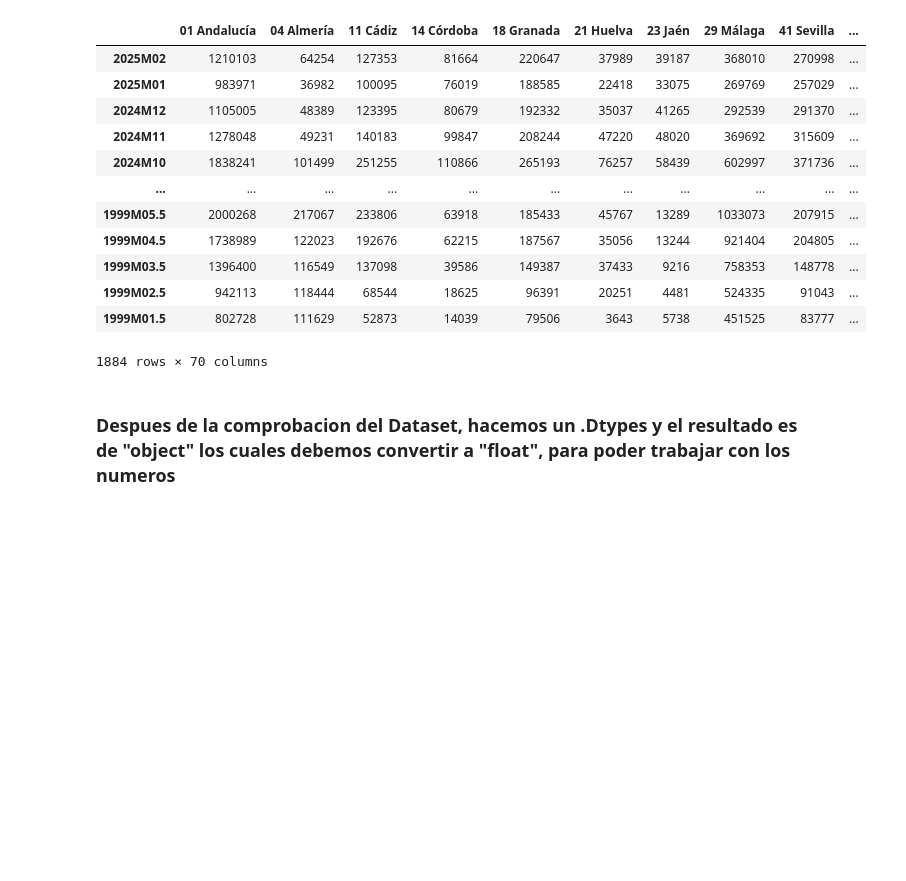
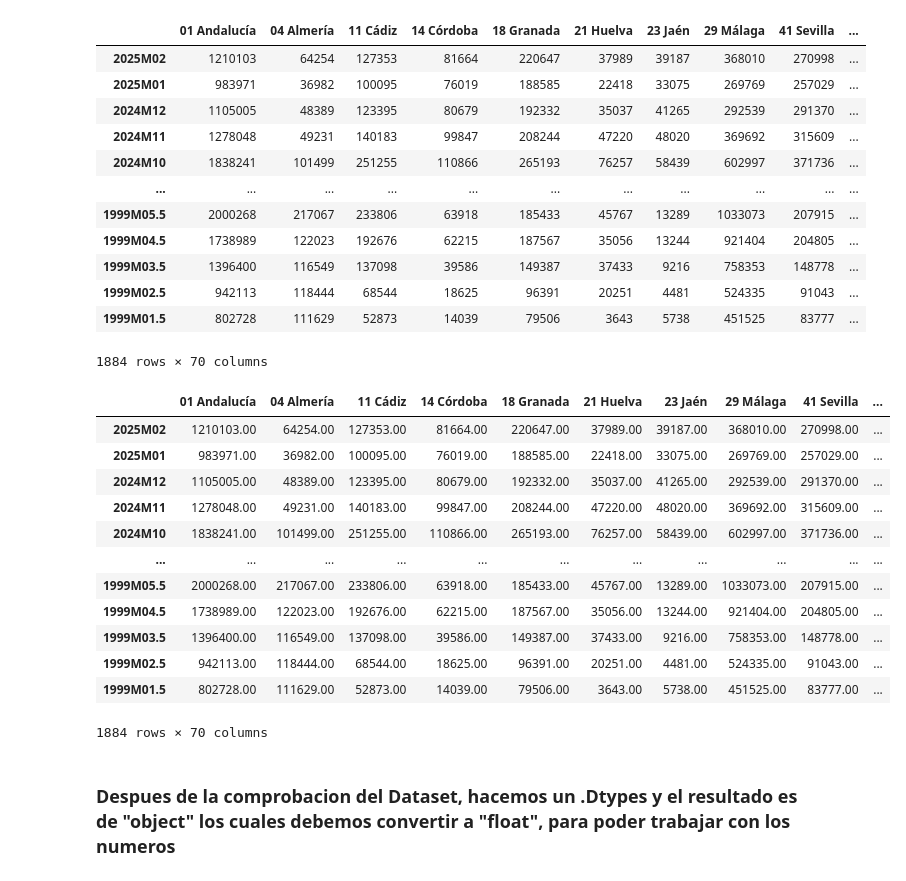
Before and after one commit to Cristianvas198/EDA_Turismo, a Jupyter notebook: turismo.ipynb, the cells around one changed output. Saved outputs shown, nothing was run; the diff lists cells and outputs as text; code cells hidden in the pictures; blank space fills up the shorter version.

```diff
--- a/turismo.ipynb
+++ b/turismo.ipynb
@@ -37,6 +37,24 @@ turismo
 | 1999M02.5 | 942113 | 118444 | 68544 | 18625 | 96391 | 20251 | 4481 | 524335 | 91043 | ... |
 | 1999M01.5 | 802728 | 111629 | 52873 | 14039 | 79506 | 3643 | 5738 | 451525 | 83777 | ... |
 1884 rows × 70 columns
+# %%
+turismo = pd.DataFrame(turismo)
+# %%
+turismo
+# %% [output]
+|  | 01 Andalucía | 04 Almería | 11 Cádiz | 14 Córdoba | 18 Granada | 21 Huelva | 23 Jaén | 29 Málaga | 41 Sevilla | ... |
+| 2025M02 | 1210103.00 | 64254.00 | 127353.00 | 81664.00 | 220647.00 | 37989.00 | 39187.00 | 368010.00 | 270998.00 | ... |
+| 2025M01 | 983971.00 | 36982.00 | 100095.00 | 76019.00 | 188585.00 | 22418.00 | 33075.00 | 269769.00 | 257029.00 | ... |
+| 2024M12 | 1105005.00 | 48389.00 | 123395.00 | 80679.00 | 192332.00 | 35037.00 | 41265.00 | 292539.00 | 291370.00 | ... |
+| 2024M11 | 1278048.00 | 49231.00 | 140183.00 | 99847.00 | 208244.00 | 47220.00 | 48020.00 | 369692.00 | 315609.00 | ... |
+| 2024M10 | 1838241.00 | 101499.00 | 251255.00 | 110866.00 | 265193.00 | 76257.00 | 58439.00 | 602997.00 | 371736.00 | ... |
+| ... | ... | ... | ... | ... | ... | ... | ... | ... | ... | ... |
+| 1999M05.5 | 2000268.00 | 217067.00 | 233806.00 | 63918.00 | 185433.00 | 45767.00 | 13289.00 | 1033073.00 | 207915.00 | ... |
+| 1999M04.5 | 1738989.00 | 122023.00 | 192676.00 | 62215.00 | 187567.00 | 35056.00 | 13244.00 | 921404.00 | 204805.00 | ... |
+| 1999M03.5 | 1396400.00 | 116549.00 | 137098.00 | 39586.00 | 149387.00 | 37433.00 | 9216.00 | 758353.00 | 148778.00 | ... |
+| 1999M02.5 | 942113.00 | 118444.00 | 68544.00 | 18625.00 | 96391.00 | 20251.00 | 4481.00 | 524335.00 | 91043.00 | ... |
+| 1999M01.5 | 802728.00 | 111629.00 | 52873.00 | 14039.00 | 79506.00 | 3643.00 | 5738.00 | 451525.00 | 83777.00 | ... |
+1884 rows × 70 columns
 # %% [markdown]
 ### Despues de la comprobacion del Dataset, hacemos un .Dtypes y el resultado es de "object" los cuales debemos convertir a "float", para poder trabajar con los numeros
 # %%
```
Also changed, not shown: parts of 3 cells of this notebook, 4 other files.
